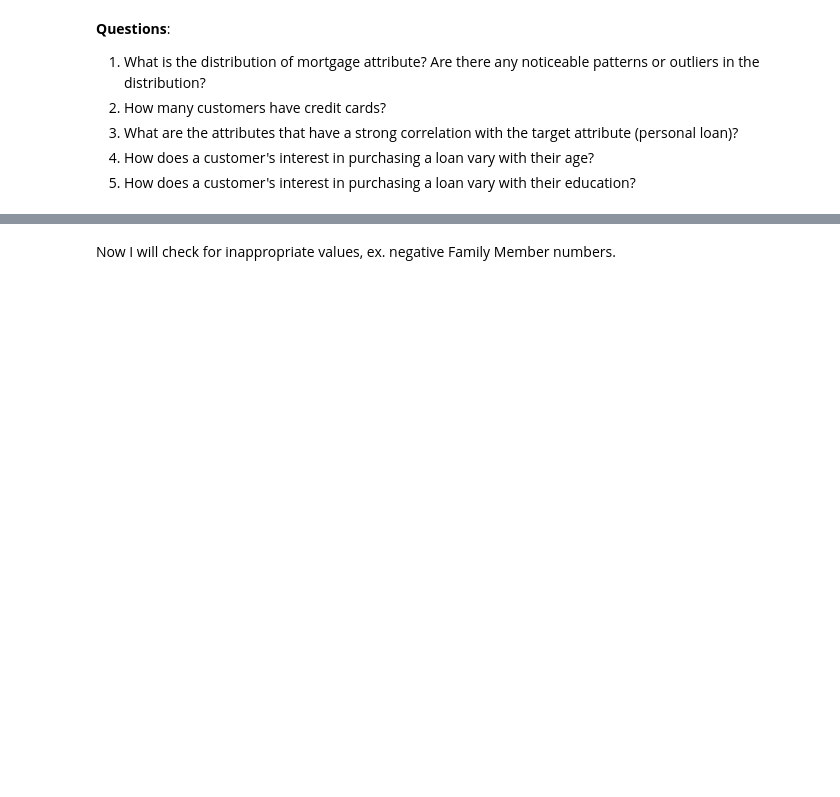
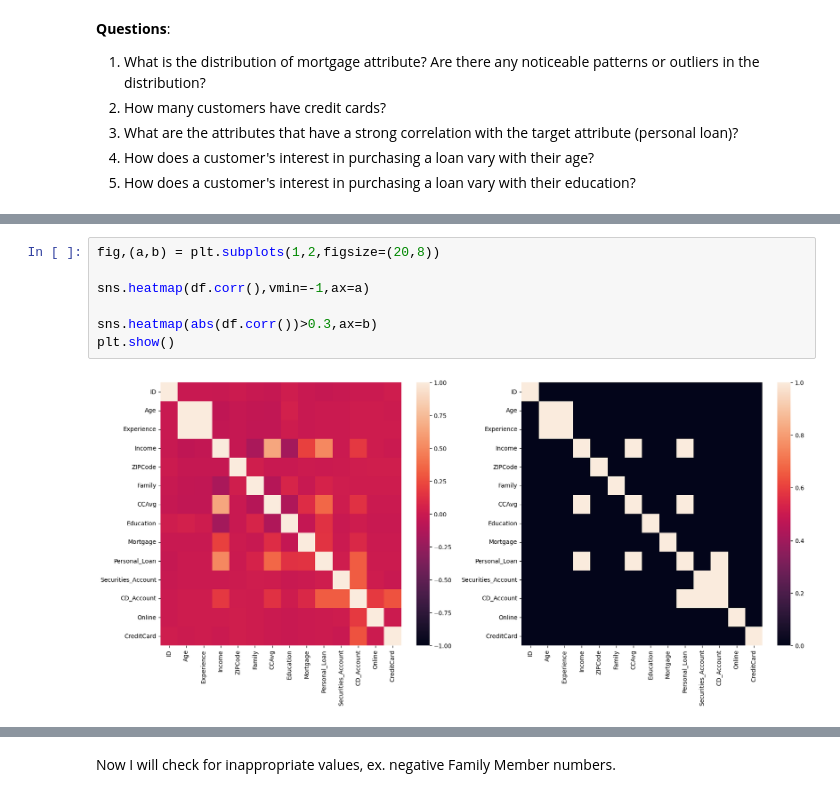
Before and after one commit to hayleyabishop/Decision-Tree---Identify-Customers-for-Bank-Loans, a Jupyter notebook: AIML_ML_Project_full_code_notebook.ipynb, the cells around one changed output, grey strips where cells are left out. Saved outputs shown, nothing was run; the diff lists cells and outputs as text; blank space fills up the shorter version.

```diff
--- a/AIML_ML_Project_full_code_notebook.ipynb
+++ b/AIML_ML_Project_full_code_notebook.ipynb
@@ -185,0 +184,9 @@ memory usage: 547.0 KB
+# %%
+fig,(a,b) = plt.subplots(1,2,figsize=(20,8))
+
+sns.heatmap(df.corr(),vmin=-1,ax=a)
+
+sns.heatmap(abs(df.corr())>0.3,ax=b)
+plt.show()
+# %% [output]
+[figure, added]
```
Also changed, not shown: parts of 37 cells of this notebook, 2 other files.
